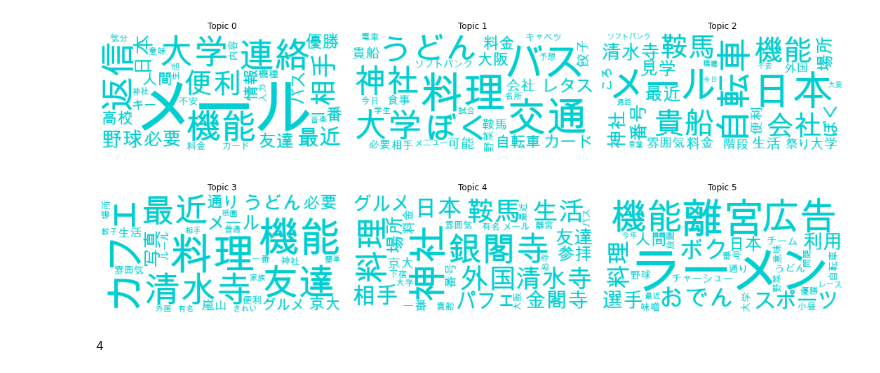
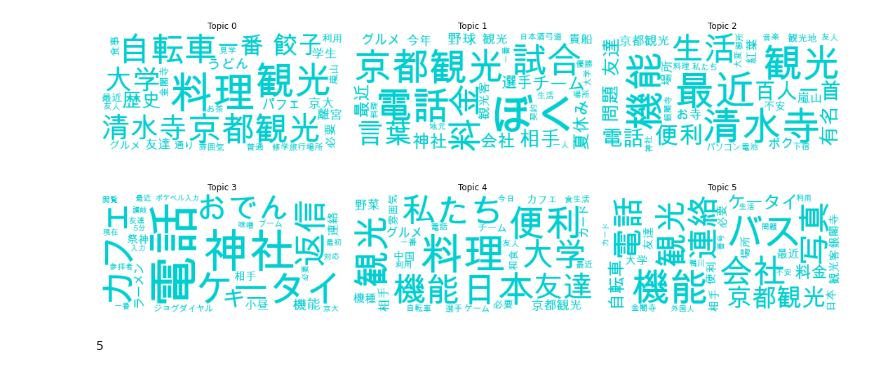
Before and after one commit to superring/topic_model, a Jupyter notebook: simple_LDA.ipynb, the cells around one changed output. Saved outputs shown, nothing was run; the diff lists cells and outputs as text; code cells hidden in the pictures.

```diff
--- a/simple_LDA.ipynb
+++ b/simple_LDA.ipynb
@@ -1,20 +51,22 @@
 # %%
+import glob
 import urllib
 import MeCab
+import subprocess
 import gensim
 import math
 import matplotlib
 import matplotlib.pylab as plt
 from wordcloud import WordCloud
-import gensim
 import pyLDAvis
 import pyLDAvis.gensim_models as gensimvis
 import warnings
 warnings.filterwarnings('ignore')
+FONT = "./topic_model/ArialUnicodeMS.ttf"
 # %%
 # テキストファイルのパス
 # ファイル要件：改行で文書を区切る；utf-8でエンコードされている。
-text_path = './simple_input.tsv' #　ここのパスを変更することで任意のファイルを処理可能
+text_path = './topic_model/simple_input.tsv' #　ここのパスを変更することで任意のファイルを処理可能
 
 # 形態素解析用のストップワードの定義
 req = urllib.request.Request('http://svn.sourceforge.jp/svnroot/slothlib/CSharp/Version1/SlothLib/NLP/Filter/StopWord/word/Japanese.txt')
@@ -58,7 +110,10 @@ def analyzer(text, mecab, stopwords=[], target_part_of_speech=['proper_noun', 'n
     return words
 # %%
 # LDAのための辞書とコーパス作成
-mecab = MeCab.Tagger('-d /usr/local/lib/mecab/dic/ipadic')
+cmd = 'echo `mecab-config --dicdir`"/mecab-ipadic-neologd"'
+path = (subprocess.Popen(cmd, stdout=subprocess.PIPE,
+                           shell=True).communicate()[0]).decode('utf-8')
+mecab = MeCab.Tagger("-d {0}".format(path))
 
 text = open(text_path, 'r', encoding='utf-8').read()
 
@@ -84,35 +139,34 @@ num_topics = 6
 lda_model = gensim.models.ldamodel.LdaModel(corpus=corpus,
                                             id2word=dictionary,
                                             num_topics=num_topics,
                                             random_state=0)
 
 # 可視化
-FONT = "./ArialUnicodeMS.ttf"
 ncols = math.ceil(num_topics/2)
 nrows = math.ceil(lda_model.num_topics/ncols)
 fig, axs = plt.subplots(ncols=ncols, nrows=nrows, figsize=(15,7))
 axs = axs.flatten()
 
 def color_func(word, font_size, position, orientation, random_state, font_path):
     return 'darkturquoise'
 
 for i in range(lda_model.num_topics):
 
     x = dict(lda_model.show_topic(i, 30))
     im = WordCloud(
         font_path=FONT,
         background_color='white',
         color_func=color_func,
         random_state=0
     ).generate_from_frequencies(x)
     axs[i].imshow(im)
     axs[i].axis('off')
     axs[i].set_title('Topic '+str(i))
 
 plt.tight_layout()
 plt.savefig("./visualize.png")
 # %% [output]
-[figure, old version]
+[figure, new version]
 # %%
 # pyLDAvisによる可視化
 vis = gensimvis.prepare(lda_model, corpus, dictionary, sort_topics=False)
@@ -139,4 +193,4 @@ def topic_prediction(string_input):
 # 予測
 topic_prediction("昨日京都の金閣寺と銀閣寺に行って、稲荷大社にも行きました。")
 # %% [output]
-4
+5
```
Also changed, not shown: parts of 3 cells of this notebook, 3 other files.
